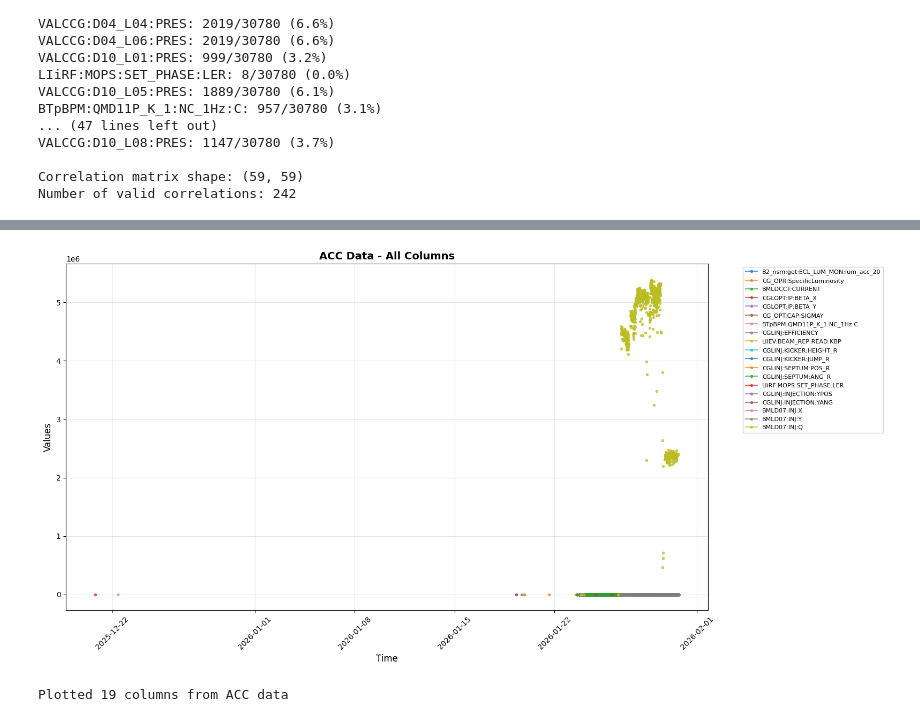
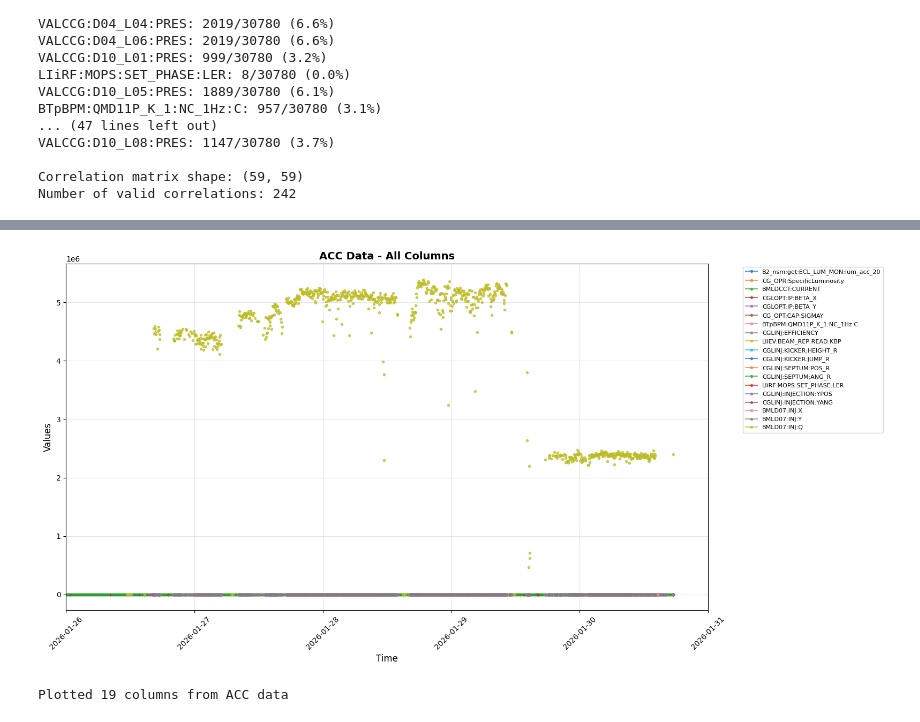
Before and after one commit to xylulu/SBL_code, a Jupyter notebook: multi_plot.ipynb, the cells around one changed output, grey strips where cells are left out. Drawn from its saved outputs; the diff is of its cells as text; code cells hidden in the pictures.

```diff
--- a/multi_plot.ipynb
+++ b/multi_plot.ipynb
@@ -1,3 +1,7 @@
+# %%
+# Date range filter - just for plotting
+START_DATE = '2026-01-26'  # Format: 'YYYY-MM-DD'
+END_DATE = '2026-01-30'    # Format: 'YYYY-MM-DD'
 # %%
 import pandas as pd
 import matplotlib.pyplot as plt
@@ -291,26 +249,27 @@ Top 20 Strongest Correlations (positive and negative):
 # %%
 # Plot all ACC data columns together
 fig, ax = plt.subplots(figsize=(16, 8))
 
 # Get all numeric columns (exclude Timestamp)
-acc_numeric_cols = acc_df.select_dtypes(include=[np.number]).columns.tolist()
+acc_numeric_cols = acc_df1.select_dtypes(include=[np.number]).columns.tolist()
 
 # Plot each column
 for col in acc_numeric_cols:
-    ax.plot(acc_df['Timestamp'], acc_df[col], label=col, marker='o', markersize=3, alpha=0.7)
+    ax.plot(acc_df1['Timestamp'], acc_df1[col], label=col, marker='o', markersize=3, alpha=0.7)
 
 ax.set_xlabel('Time', fontsize=12)
 ax.set_ylabel('Values', fontsize=12)
 ax.set_title('ACC Data - All Columns', fontsize=14, fontweight='bold')
 ax.legend(bbox_to_anchor=(1.05, 1), loc='upper left', fontsize=8)
 ax.grid(True, alpha=0.3)
+ax.set_xlim(pd.Timestamp(START_DATE), pd.Timestamp(END_DATE) + pd.Timedelta(days=1))
 plt.xticks(rotation=45)
 plt.tight_layout()
 plt.show()
 
 print(f"Plotted {len(acc_numeric_cols)} columns from ACC data")
 # %% [output]
-[figure, old version]
+[figure, new version]
 Plotted 19 columns from ACC data
 # %%
 # Plot all Belle2 data columns together
```
Also changed, not shown: parts of 7 cells of this notebook.
